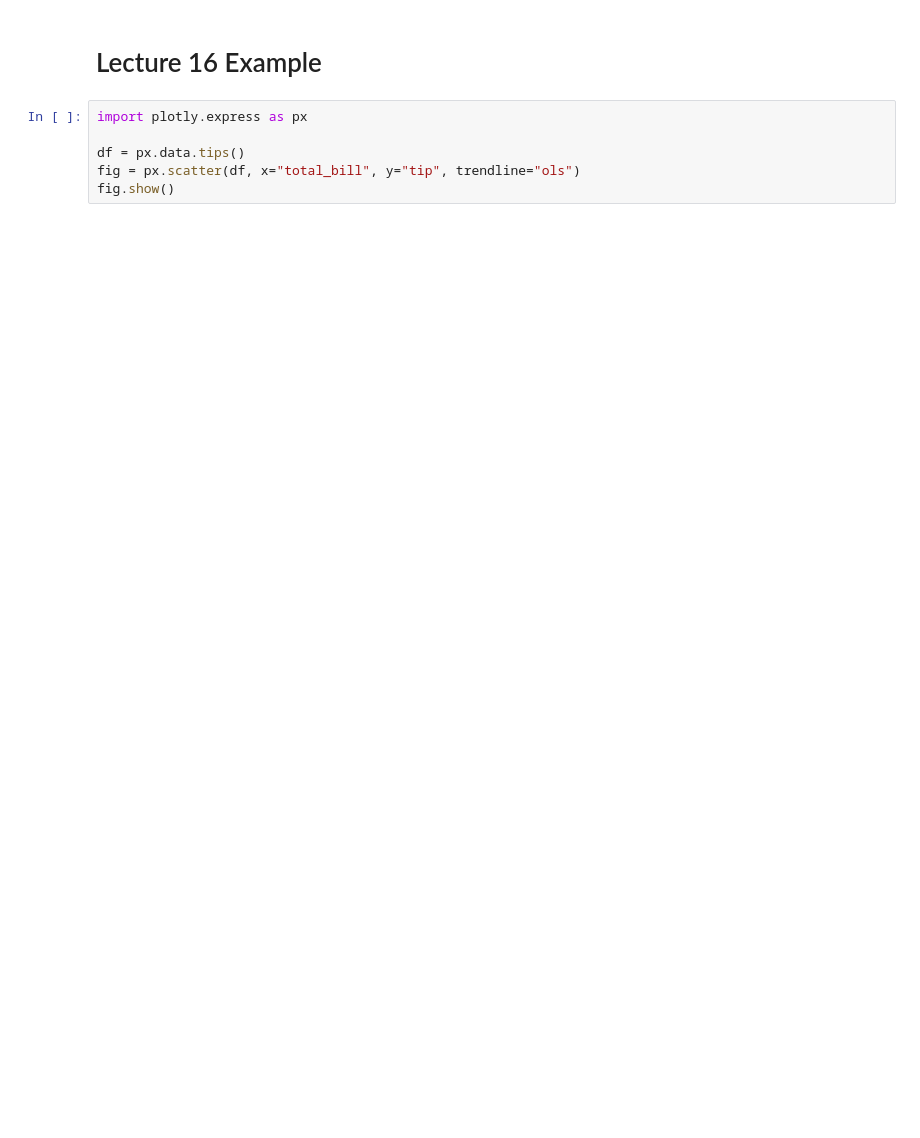
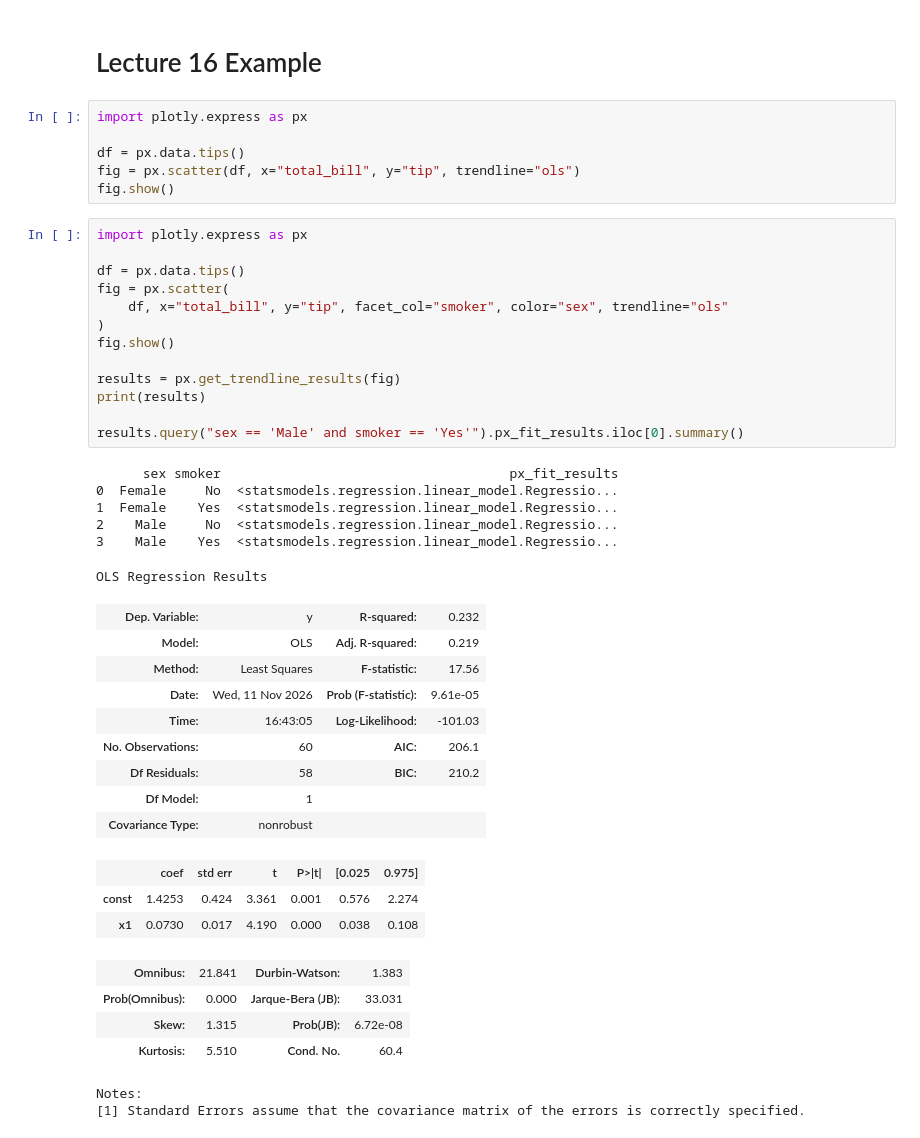
Before and after one commit to CynthiaWeng1205/CynthiaWeng1205.github.io, a Jupyter notebook: lecture_16_example.ipynb, the cells around one changed output. Cells and saved outputs as stored; diff of their text form; blank space fills up the shorter version.

```diff
--- a/lecture_16_example.ipynb
+++ b/lecture_16_example.ipynb
@@ -1,8 +1,46 @@
 # %% [markdown]
 # Lecture 16 Example
-# %%
-import plotly.express as px
-
-df = px.data.tips()
-fig = px.scatter(df, x="total_bill", y="tip", trendline="ols")
-fig.show()
+# %%
+import plotly.express as px
+
+df = px.data.tips()
+fig = px.scatter(df, x="total_bill", y="tip", trendline="ols")
+fig.show()
+# %%
+import plotly.express as px
+
+df = px.data.tips()
+fig = px.scatter(
+    df, x="total_bill", y="tip", facet_col="smoker", color="sex", trendline="ols"
+)
+fig.show()
+
+results = px.get_trendline_results(fig)
+print(results)
+
+results.query("sex == 'Male' and smoker == 'Yes'").px_fit_results.iloc[0].summary()
+# %% [output]
+      sex smoker                                     px_fit_results
+0  Female     No  <statsmodels.regression.linear_model.Regressio...
+1  Female    Yes  <statsmodels.regression.linear_model.Regressio...
+2    Male     No  <statsmodels.regression.linear_model.Regressio...
+3    Male    Yes  <statsmodels.regression.linear_model.Regressio...
+OLS Regression Results
+| Dep. Variable: | y | R-squared: | 0.232 |
+| Model: | OLS | Adj. R-squared: | 0.219 |
+| Method: | Least Squares | F-statistic: | 17.56 |
+| Date: | Wed, 11 Nov 2026 | Prob (F-statistic): | 9.61e-05 |
+| Time: | 16:43:05 | Log-Likelihood: | -101.03 |
+| No. Observations: | 60 | AIC: | 206.1 |
+| Df Residuals: | 58 | BIC: | 210.2 |
+| Df Model: | 1 |  |  |
+| Covariance Type: | nonrobust |  |  |
+|  | coef | std err | t | P>|t| | [0.025 | 0.975] |
+| const | 1.4253 | 0.424 | 3.361 | 0.001 | 0.576 | 2.274 |
+| x1 | 0.0730 | 0.017 | 4.190 | 0.000 | 0.038 | 0.108 |
+| Omnibus: | 21.841 | Durbin-Watson: | 1.383 |
+| Prob(Omnibus): | 0.000 | Jarque-Bera (JB): | 33.031 |
+| Skew: | 1.315 | Prob(JB): | 6.72e-08 |
+| Kurtosis: | 5.510 | Cond. No. | 60.4 |
+Notes:
+[1] Standard Errors assume that the covariance matrix of the errors is correctly specified.
```
Also changed, not shown: parts of 13 cells of this notebook, 1 other file.
